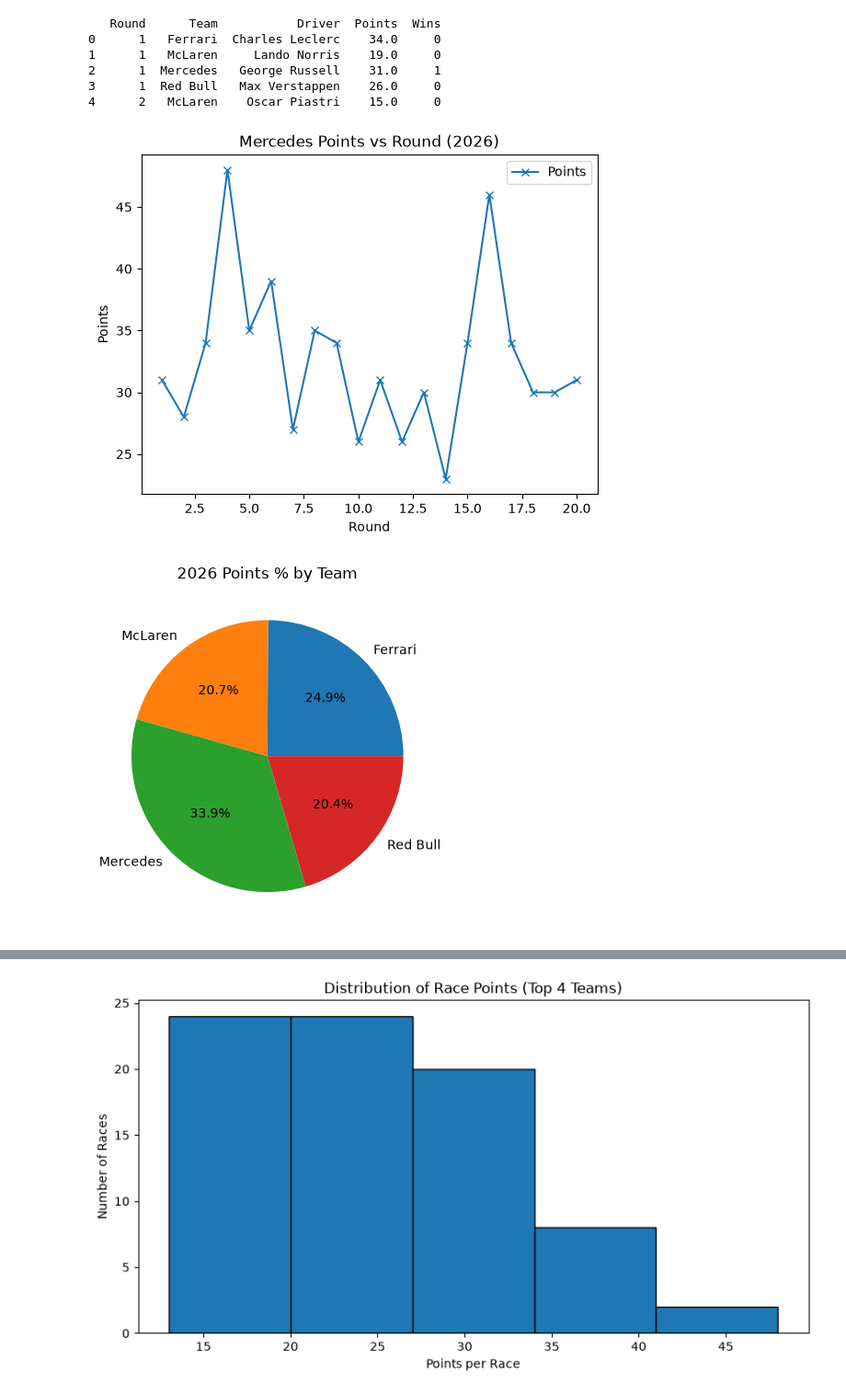
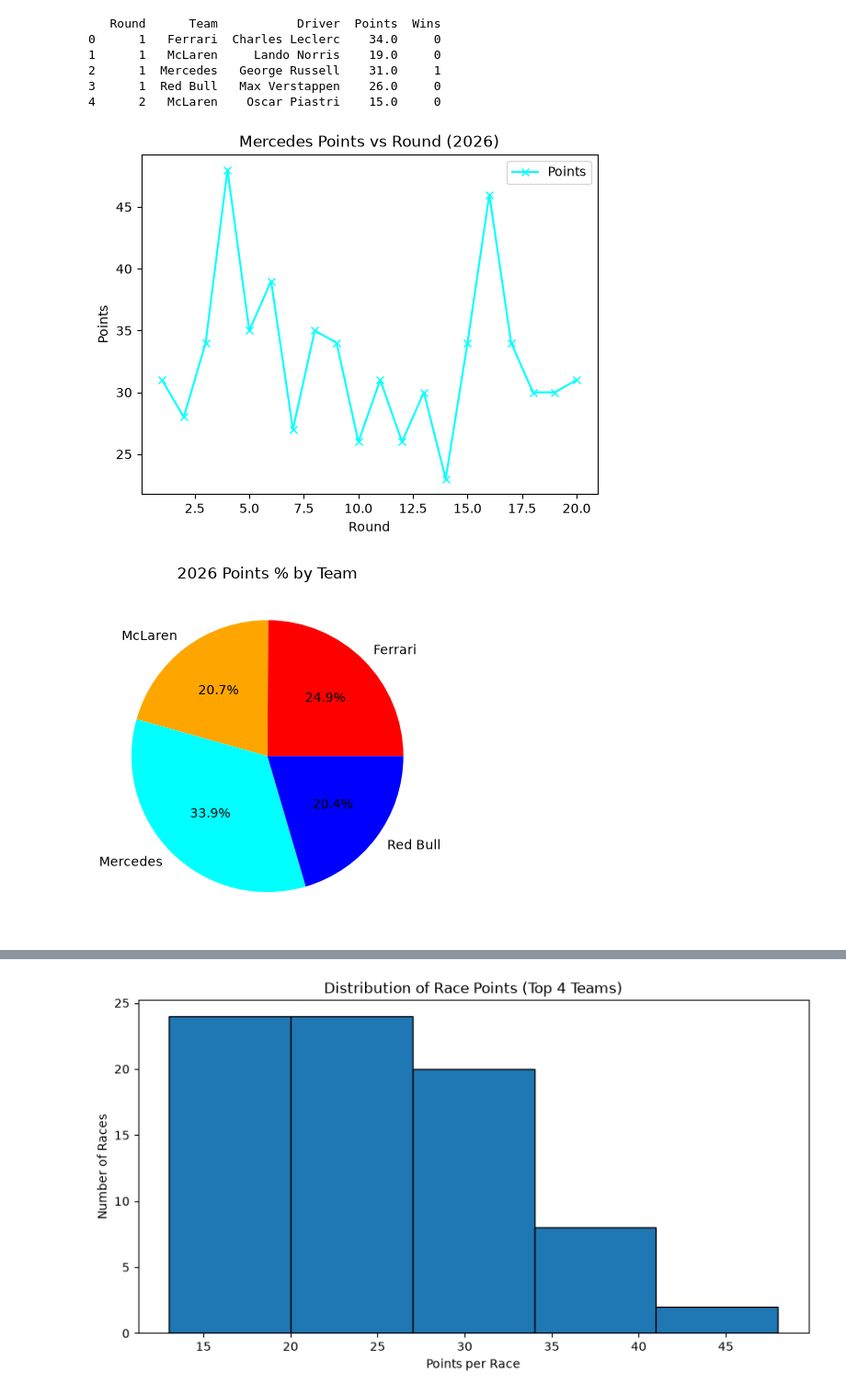
Before and after one commit to ap-invincible/data-science-project, a Jupyter notebook: f1_analysis.ipynb, the cells around one changed output, grey strips where cells are left out. Shown at 92% size. Saved outputs shown, nothing was run; the diff lists cells and outputs as text; code cells hidden in the pictures.

Commit message:
colors

```diff
--- a/f1_analysis.ipynb
+++ b/f1_analysis.ipynb
@@ -14,19 +14,21 @@ print(df.head())
 # %%
 # 1. Line plot: Mercedes Points vs Round
 merc = df[df["Team"] == "Mercedes"]
-merc.sort_values("Round").plot(x="Round", y="Points", marker="x", title="Mercedes Points vs Round (2026)")
+merc.sort_values("Round").plot(x="Round", y="Points", marker="x", color="cyan", title="Mercedes Points vs Round (2026)")
 plt.ylabel("Points")
 plt.show()
 # %% [output]
-[figure, old version]
+[figure, new version]
 # %%
 # 2. Pie chart: Points % by Team
+team_colors = {"Red Bull": "blue", "Mercedes": "cyan", "Ferrari": "red", "McLaren": "orange"}
 team_pts = df.groupby("Team", as_index=False)["Points"].sum()
-team_pts.set_index("Team").plot.pie(y="Points", autopct="%1.1f%%", title="2026 Points % by Team", legend=False)
+colors = team_pts["Team"].map(team_colors)
+team_pts.set_index("Team").plot.pie(y="Points", autopct="%1.1f%%", title="2026 Points % by Team", legend=False, colors=colors)
 plt.ylabel("")
 plt.show()
 # %% [output]
-[figure, old version]
+[figure, new version]
 # %%
 # 3. Horizontal bar: Driver-wise Points
 team_colors = {"Red Bull": "blue", "Mercedes": "cyan", "Ferrari": "red", "McLaren": "orange"}
```
Also changed, not shown: parts of 2 cells of this notebook, 1 other file.
